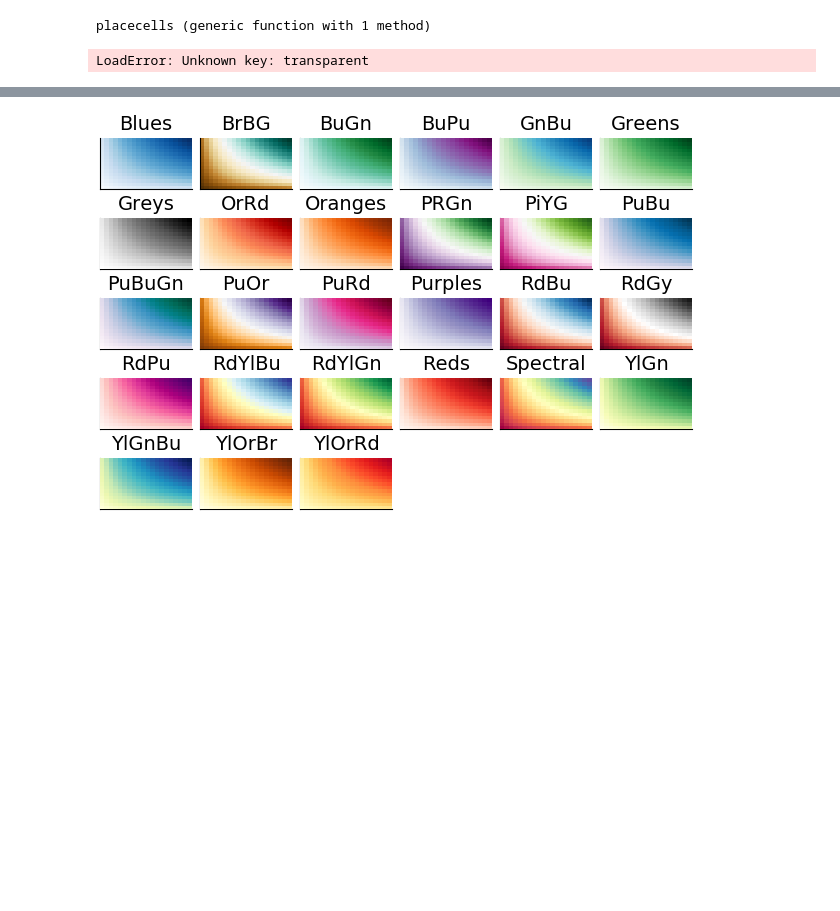
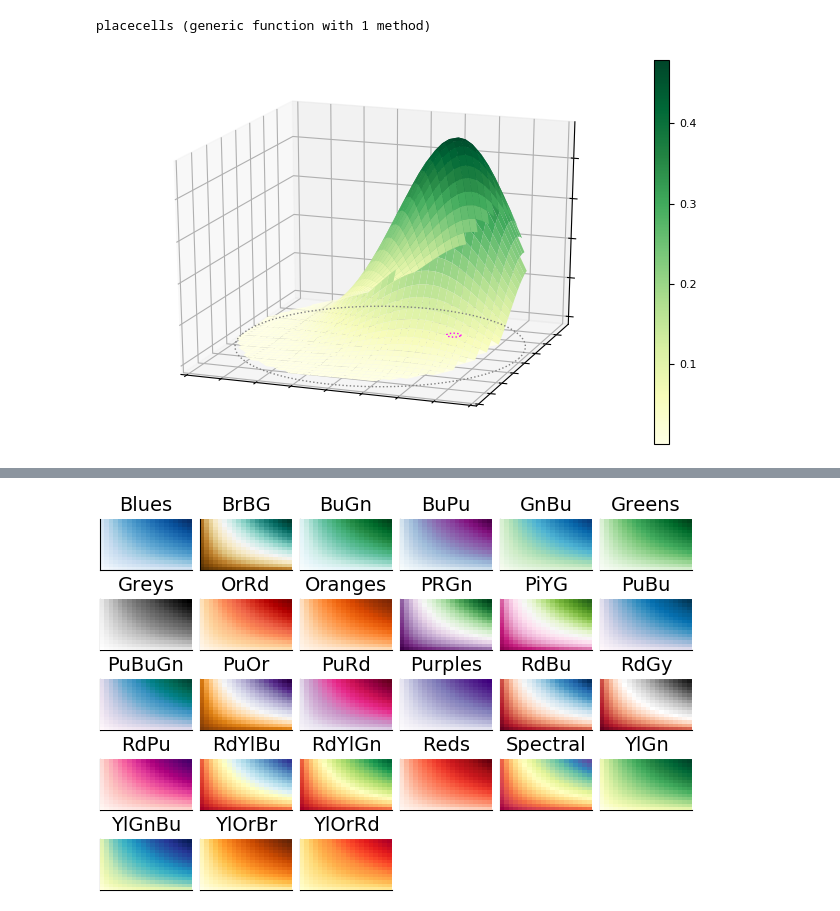
Before and after one commit to charlinetess/Morris-Watermaze-FosterDayanMorris-Paper, a Jupyter notebook: PlotsusingPlots.ipynb, the cells around one changed output, grey strips where cells are left out. Saved outputs shown, nothing was run; the diff lists cells and outputs as text; code cells hidden in the pictures; blank space fills up the shorter version.

```diff
--- a/PlotsusingPlots.ipynb
+++ b/PlotsusingPlots.ipynb
@@ -116,18 +116,26 @@ end
 #plot!(rats.experiment[indexrat].day[1].Platform[1]+r*cos.(theta),rats.experiment[indexrat].day[1].Platform[2]+r*sin.(theta),-0.1,"m-")
 #plot!(p[1],camera=(15,40))
 # %%
-using Plots, ProgressMeter
-pyplot(grid=true)
+#using Plots #, ProgressMeter
+using Plots
+pyplot(grid=false)#,ax=gca(), ax[:set_axis_off]())
+
 ## show the value map
 y=x;
 theta=0:0.01:2*pi;
-p =Plots.surface(x,y,vbegin, color=:kgy ,transparent=false)# ,foreground_color_grid=:white)#fc = :haline)
+p =Plots.surface(x,y,vbegin, color=:YlGn);# ,transparent=false)# ,foreground_color_grid=:white)#fc = :haline)
 # p =Plots.surface(x,y,vbegin, cmap="L1",foreground_color_grid=:white)#fc = :haline)
-plot!(p[1], camera = (0,10))
+plot!(p[1], camera = (20,20))
 #
-plot!(R*cos.(theta),R*sin.(theta),-0.01.*ones(length(theta)),color=:grey)
-plot!(rats.experiment[indexrat].day[1].Platform[1]+r*cos.(theta),rats.experiment[indexrat].day[1].Platform[2]+r*sin.(theta),-0.01.*ones(length(theta)),color=:magenta)
+plot!(R*cos.(theta),R*sin.(theta),-0.01.*ones(length(theta)),color=:grey,style=:dot,leg=false,grid=false)
+plot!(rats.experiment[indexrat].day[1].Platform[1]+r*cos.(theta),rats.experiment[indexrat].day[1].Platform[2]+r*sin.(theta),-0.01.*ones(length(theta)),color=:magenta,style=:dot)
+plot!( xgrid=false, ygrid= false,ticks=nothing,border=false)
+
+#ax=gca()
+#ax[:set_axis_off]
+#show()
+#ax=gca()
+#ax[:set_axis_off]()
 #
-#plot!(p[1],camera=(15,40))
 # %% [output]
-LoadError: Unknown key: transparent
+[figure, added]
```
Also changed, not shown: parts of 10 cells of this notebook, 4 other files.
